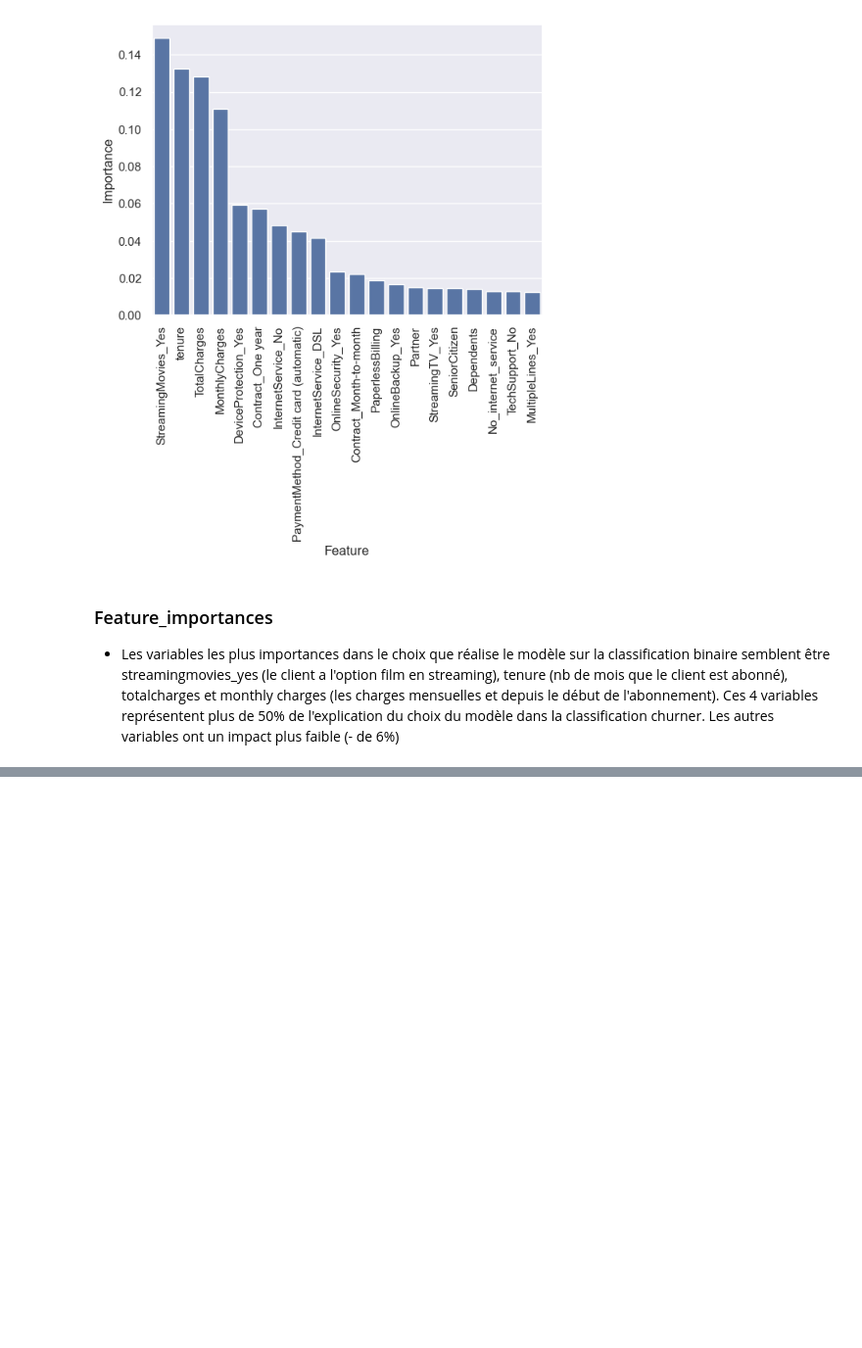
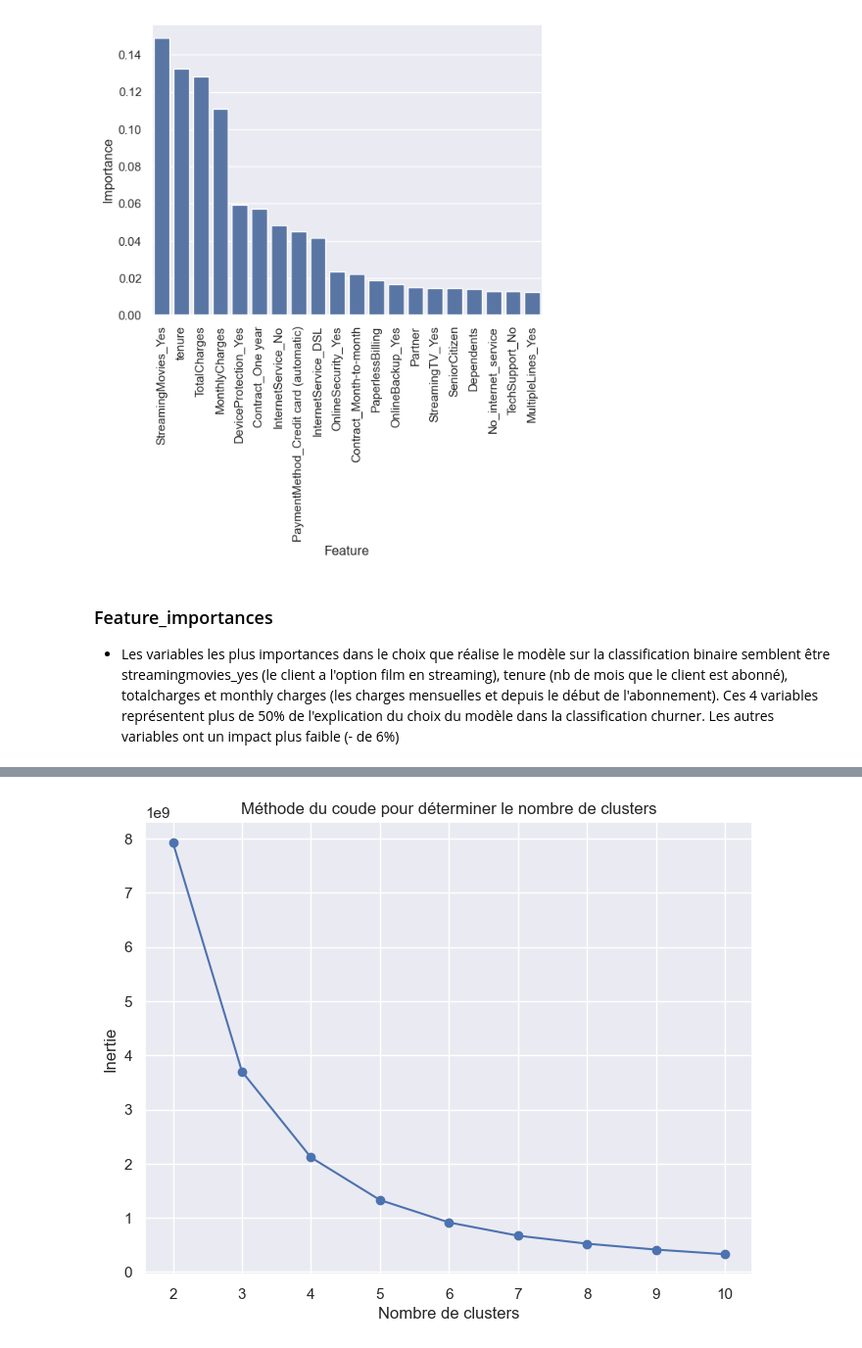
Before and after one commit to anthoferre/telco_customer_churn, a Jupyter notebook: telco_customer_churn.ipynb, the cells around one changed output, grey strips where cells are left out. Shown at 98% size. Cells and saved outputs as stored; diff of their text form; code cells hidden in the pictures; blank space fills up the shorter version.

```diff
--- a/telco_customer_churn.ipynb
+++ b/telco_customer_churn.ipynb
@@ -351,0 +339,86 @@ feature_importances_df
+# %%
+from sklearn.cluster import KMeans
+from sklearn.metrics import silhouette_score
+from sklearn.decomposition import PCA
+from sklearn.impute import SimpleImputer
+import numpy as np
+
+# 6. Application de l'algorithme K-Means
+
+# Détermination du nombre optimal de clusters (méthode du coude)
+
+df_clustering = df[feature_importances_df[:4].Feature]
+inertia = []
+range_n_clusters = range(2, 11)
+for n_clusters in range_n_clusters:
+    kmeans = KMeans(n_clusters=n_clusters, random_state=42, n_init=10)
+    kmeans.fit(df_clustering)
+    inertia.append(kmeans.inertia_)
+
+plt.figure(figsize=(8, 6))
+plt.plot(range_n_clusters, inertia, marker='o')
+plt.title('Méthode du coude pour déterminer le nombre de clusters')
+plt.xlabel('Nombre de clusters')
+plt.ylabel('Inertie')
+plt.show()
+
+# Détermination du nombre optimal de clusters (score de silhouette)
+silhouette_scores = []
+for n_clusters in range_n_clusters:
+    kmeans = KMeans(n_clusters=n_clusters, random_state=42, n_init=10)
+    cluster_labels = kmeans.fit_predict(df_clustering)
+    silhouette_avg = silhouette_score(df_clustering, cluster_labels)
+    silhouette_scores.append(silhouette_avg)
+
+plt.figure(figsize=(8, 6))
+plt.plot(range_n_clusters, silhouette_scores, marker='o')
+plt.title('Score de silhouette pour déterminer le nombre de clusters')
+plt.xlabel('Nombre de clusters')
+plt.ylabel('Score de silhouette')
+plt.show()
+
+# Choisir le nombre de clusters basé sur les méthodes du coude et du score de silhouette
+n_clusters = 4  # Exemple de choix
+
+# Appliquer l'algorithme K-Means avec le nombre de clusters choisi
+kmeans = KMeans(n_clusters=n_clusters, random_state=42, n_init=10)
+clusters = kmeans.fit_predict(df_clustering)
+
+# Ajouter les labels de cluster aux données originales
+df_clustering['cluster'] = clusters
+df_clustering = pd.concat([df_clustering, df['Churn']], axis = 1)
+
+# 7. Analyse des clusters
+
+# Analyse des caractéristiques moyennes de chaque cluster
+cluster_analysis = df_clustering.groupby('cluster').median()
+print("\nAnalyse des clusters (moyennes des variables):")
+print(cluster_analysis)
+
+# Visualisation des clusters (en utilisant PCA pour réduire la dimensionnalité à 2D)
+pca = PCA(n_components=2)
+principal_components = pca.fit_transform(df_clustering)
+pca_df = pd.DataFrame(data=principal_components, columns=['principal_component_1', 'principal_component_2'])
+pca_df['cluster'] = clusters
+
+plt.figure(figsize=(8, 6))
+sns.scatterplot(x='principal_component_1', y='principal_component_2', hue='cluster', data=pca_df, palette='viridis')
+plt.title('Visualisation des clusters avec PCA')
+plt.xlabel('Composante Principale 1')
+plt.ylabel('Composante Principale 2')
+plt.show()
+
+# Analyse de la distribution du churn dans chaque cluster
+churn_distribution = df_clustering.groupby('cluster')['Churn'].value_counts(normalize=True).unstack().fillna(0)
+print("\nDistribution du Churn par Cluster:")
+print(churn_distribution)
+
+churn_distribution.plot(kind='bar', stacked=True, figsize=(8, 6))
+plt.title('Distribution du Churn par Cluster')
+plt.xlabel('Cluster')
+plt.ylabel('Proportion')
+plt.xticks(rotation=0)
+plt.legend(title='Churn', labels=['Non', 'Oui'])
+plt.show()
+# %% [output]
+[figure, added]
```
Also changed, not shown: parts of 7 cells of this notebook, 9 other files.
